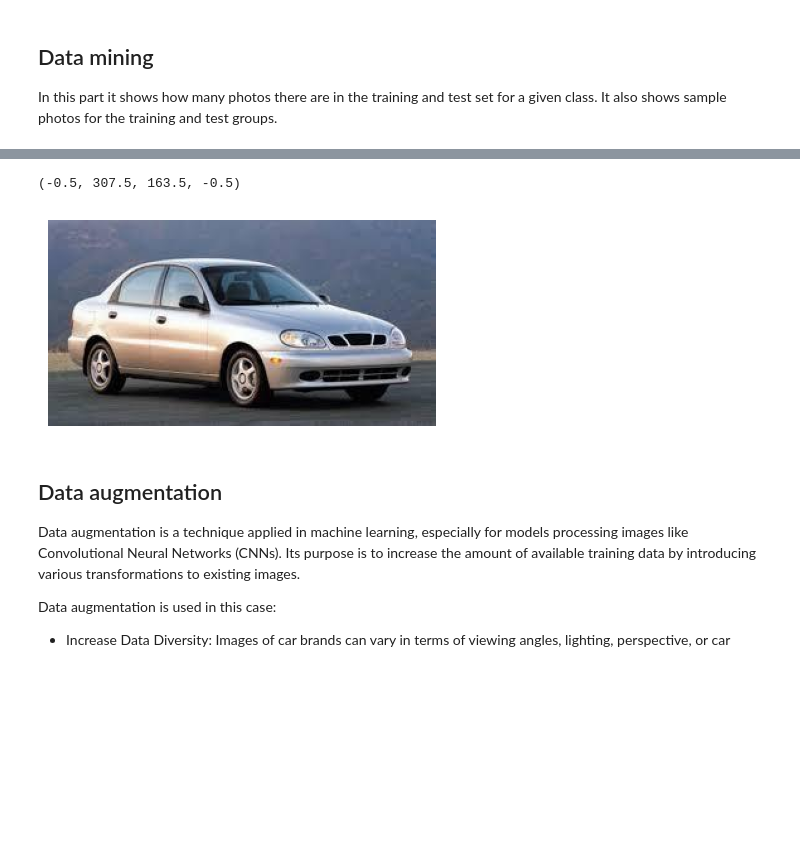
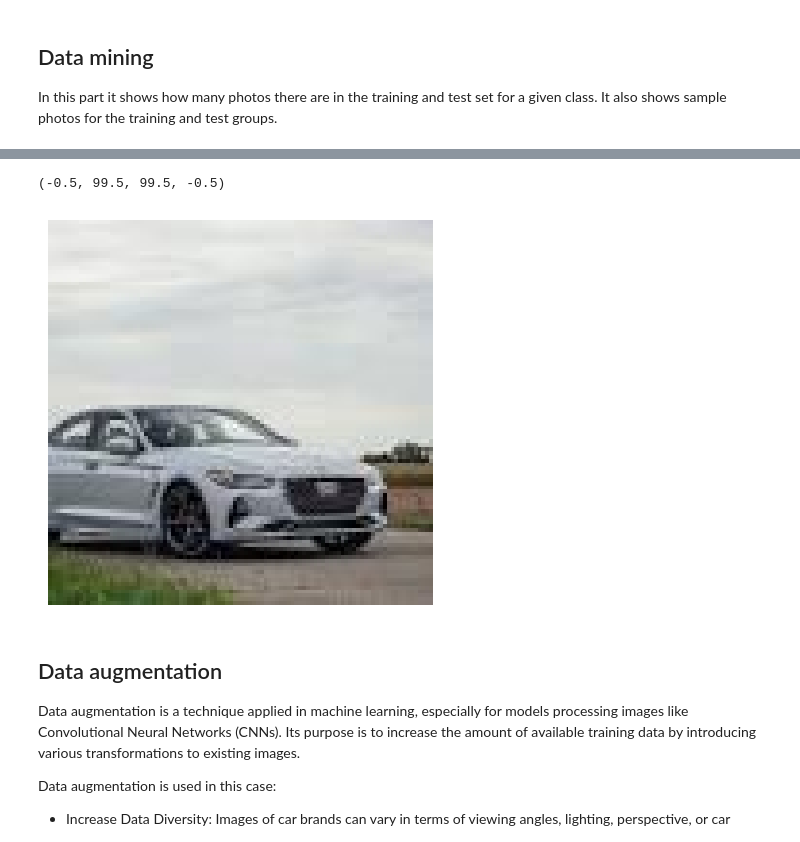
Before and after one commit to marcin-ciesielski/Car_brand_CNN, a Jupyter notebook: car_brand_classification_cnn.ipynb, the cells around one changed output, grey strips where cells are left out. Cells and saved outputs as stored; diff of their text form; code cells hidden in the pictures; blank space fills up the shorter version.

```diff
--- a/car_brand_classification_cnn.ipynb
+++ b/car_brand_classification_cnn.ipynb
@@ -214,15 +214,15 @@ plt.axis(False)
 # %%
 # Listing a sample car image from train images
 data = os.listdir('data/images/test/'+class_)
-img = image.load_img('data/images/test/'+class_+'/'+data[1])
+img = image.load_img('data/images/test/'+class_+'/'+data[11])
 
 plt.figure(figsize=(5, 5))
 plt.imshow(img)
 plt.grid(False)
 plt.axis(False)
 # %% [output]
-(-0.5, 307.5, 163.5, -0.5)
+(-0.5, 99.5, 99.5, -0.5)
-[figure, old version]
+[figure, new version]
 # %% [markdown]
 ## Data augmentation
 
```
Also changed, not shown: parts of 107 cells of this notebook.
